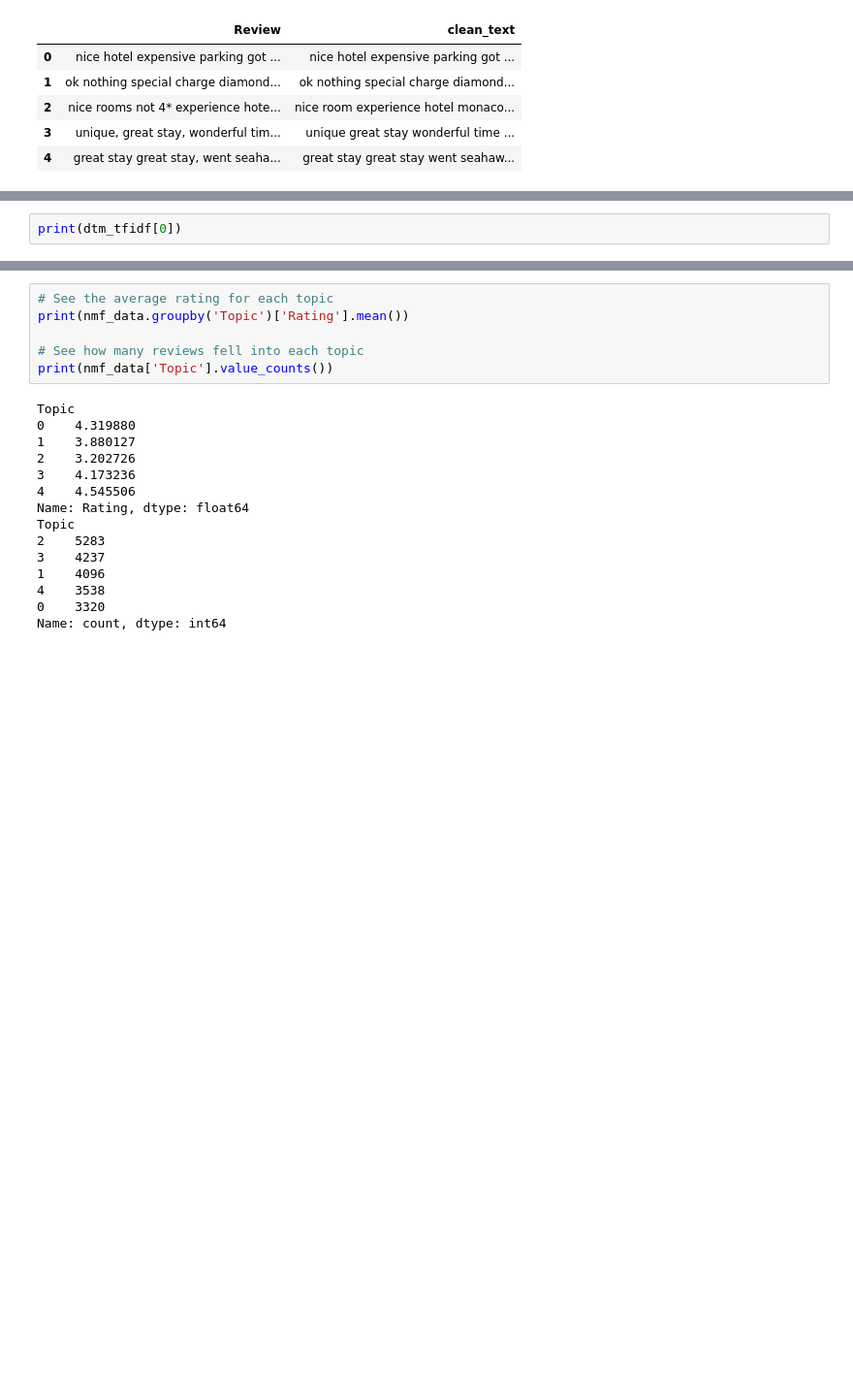
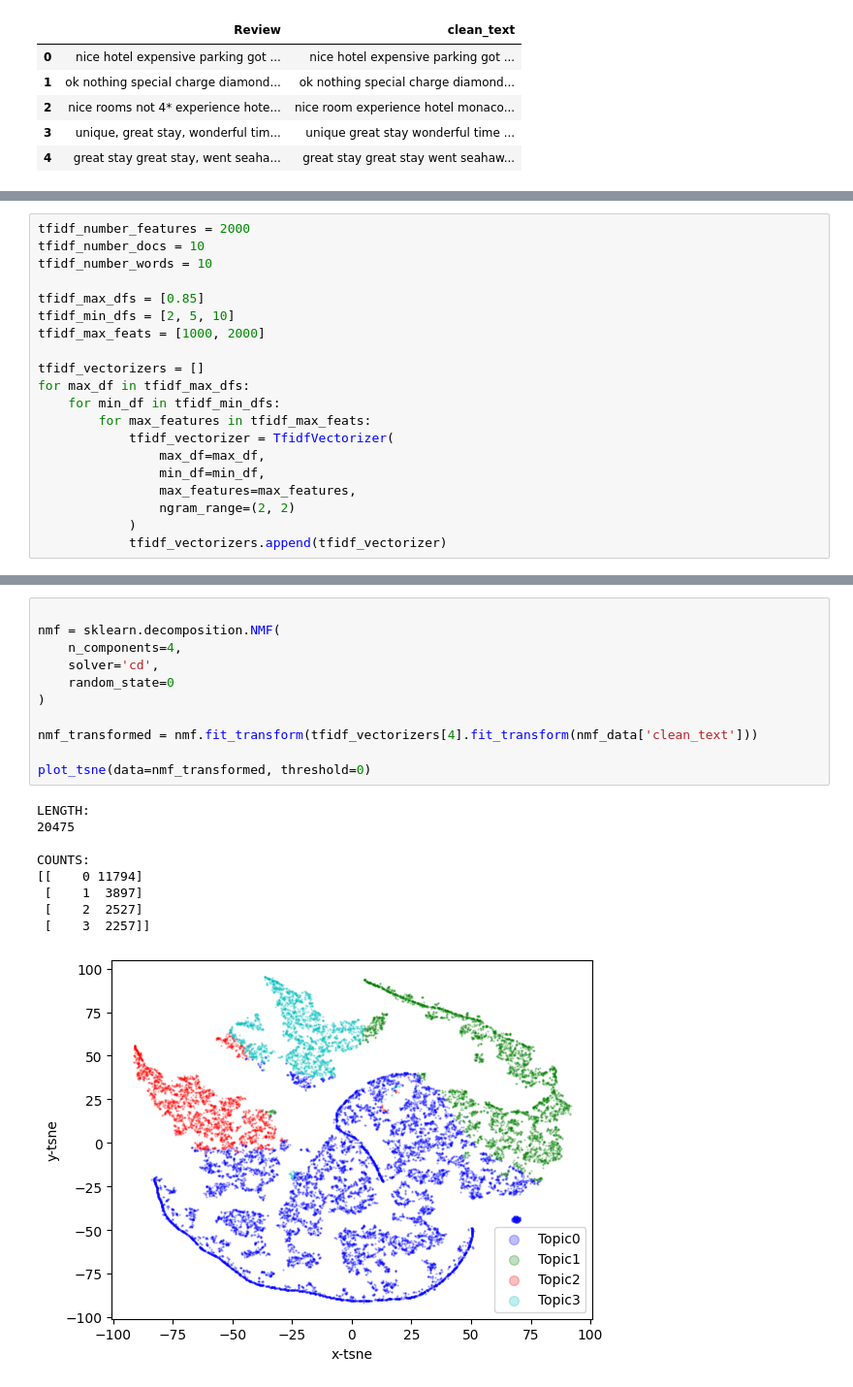
Before and after one commit to Hunteracademic/Unsupervised_assignment_1, a Jupyter notebook: FinalProject_Group04_AlexKravtsov_DanielCastiblanco_HunterWard.ipynb, the cells around one changed output, grey strips where cells are left out. Shown at 97% size. Saved outputs shown, nothing was run; the diff lists cells and outputs as text; blank space fills up the shorter version.

```diff
--- a/FinalProject_Group04_AlexKravtsov_DanielCastiblanco_HunterWard.ipynb
+++ b/FinalProject_Group04_AlexKravtsov_DanielCastiblanco_HunterWard.ipynb
@@ -624,2 +621,20 @@ dtm_tfidf = tfidf_vectorizer.fit_transform(nmf_data['clean_text'])
 # %%
-print(dtm_tfidf[0])
+tfidf_number_features = 2000
+tfidf_number_docs = 10
+tfidf_number_words = 10
+
+tfidf_max_dfs = [0.85]
+tfidf_min_dfs = [2, 5, 10]
+tfidf_max_feats = [1000, 2000]
+
+tfidf_vectorizers = []
+for max_df in tfidf_max_dfs:
+    for min_df in tfidf_min_dfs:
+        for max_features in tfidf_max_feats:
+            tfidf_vectorizer = TfidfVectorizer(
+                max_df=max_df,
+                min_df=min_df,
+                max_features=max_features,
+                ngram_range=(2, 2)
+            )
+            tfidf_vectorizers.append(tfidf_vectorizer)
@@ -699,21 +727,21 @@ nmf_data.head()
 # %%
-# See the average rating for each topic
-print(nmf_data.groupby('Topic')['Rating'].mean())
 
-# See how many reviews fell into each topic
-print(nmf_data['Topic'].value_counts())
+nmf = sklearn.decomposition.NMF(
+    n_components=4,
+    solver='cd',
+    random_state=0
+)
+
+nmf_transformed = nmf.fit_transform(tfidf_vectorizers[4].fit_transform(nmf_data['clean_text']))
+
+plot_tsne(data=nmf_transformed, threshold=0)
 # %% [output]
-Topic
-0    4.319880
-1    3.880127
-2    3.202726
-3    4.173236
-4    4.545506
-Name: Rating, dtype: float64
-Topic
-2    5283
-3    4237
-1    4096
-4    3538
-0    3320
-Name: count, dtype: int64
+LENGTH:
+20475
+
+COUNTS:
+[[    0 11794]
+ [    1  3897]
+ [    2  2527]
+ [    3  2257]]
+[figure, added]
```
Also changed, not shown: parts of 12 cells of this notebook.
